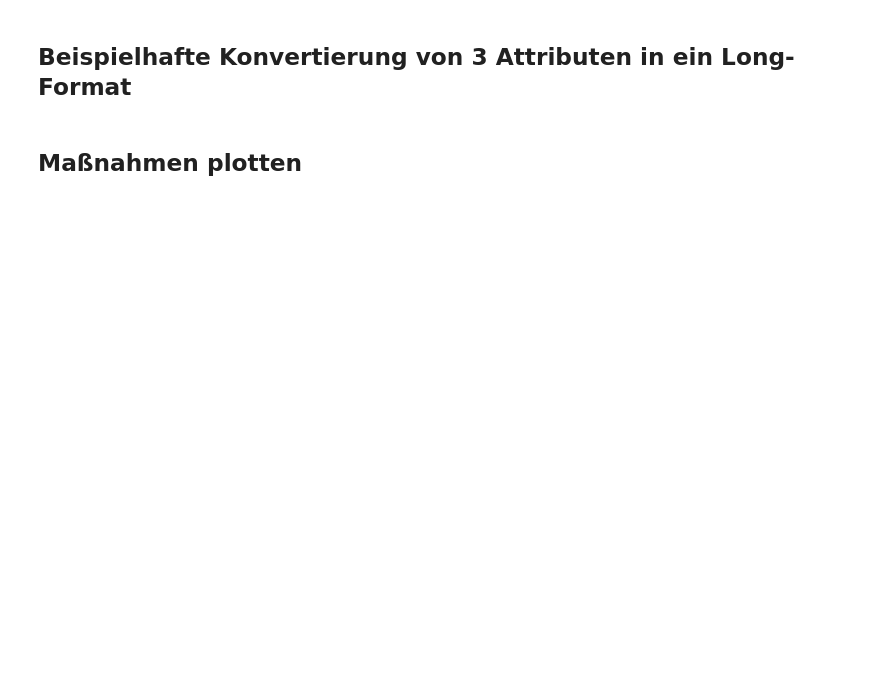
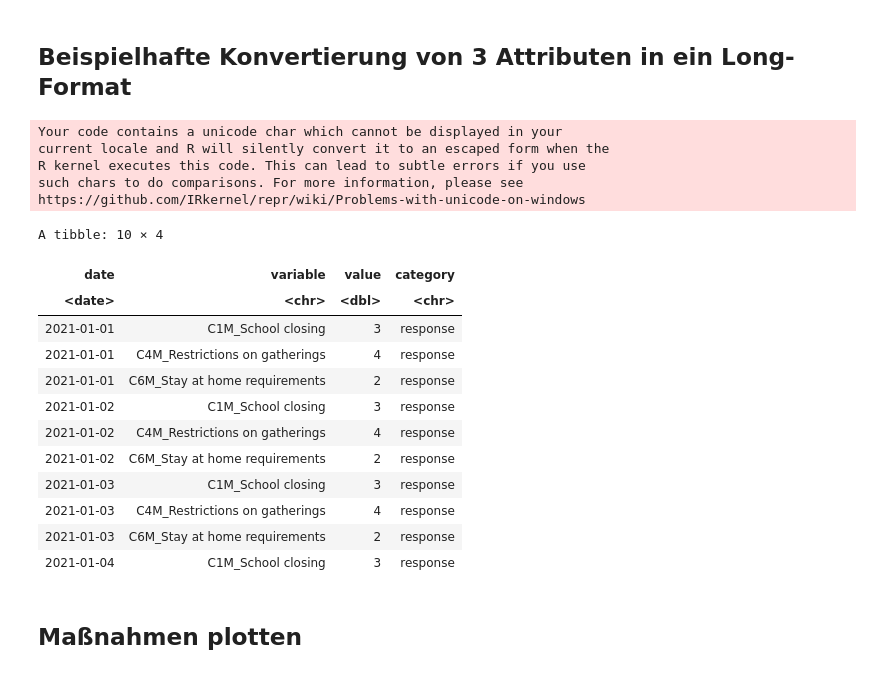
Before and after one commit to ganslats/TMF-School-Datenanalyse-Visualisierung, a Jupyter notebook: Notebooks/teil-5-demo-02-aufwerten-bezugsdaten.ipynb, the cells around one changed output. Cells and saved outputs as stored; diff of their text form; code cells hidden in the pictures; blank space fills up the shorter version.

```diff
--- a/Notebooks/teil-5-demo-02-aufwerten-bezugsdaten.ipynb
+++ b/Notebooks/teil-5-demo-02-aufwerten-bezugsdaten.ipynb
@@ -59,18 +120,37 @@ head(germany.response.raw %>% filter(CountryName == "Germany", grepl("202101", D
 # %%
 germany.response.long <- pivot_longer(germany.response.raw %>%
              filter(CountryName == "Germany") %>% # Filterung auf Deutschland
-             select(Date, `C1_School closing`, `C4_Restrictions on gatherings`, `C6_Stay at home requirements`), # benötigte Spalten selektieren
+             select(Date, `C1M_School closing`, `C4M_Restrictions on gatherings`, `C6M_Stay at home requirements`), # benötigte Spalten selektieren
              !Date, # Spalte(n), die "im rechten Teil" pivotiert werden sollen.
                     # Vorsicht Trick: hier wird mit dem Ausrufezeichen "negiert", d.h. wir geben die (eine) Spalte an,
                     # die "im linken Teil" stehenbleiben soll
              names_to = "variable", # Spalte, in die die Namen der pivotierten Spalten überführt werden sollen
              values_to = "value"    # Spalte, in die die Inhalte der pivotierten Spalten überführt werden sollen
 )
 germany.response.long$Date <- ymd(germany.response.long$Date) # Text in Date-Spalte in echtes Datum konvertieren
 germany.response.long$category <- "response" # Spalte mit Datenkategorie ergänzen
 germany.response.long <- germany.response.long %>% rename(date = Date) # Date-Spalte umbenennen, um sie mit den Inzidenzdaten zu vereinheitlichen
 
 head(germany.response.long %>% filter(grepl("2021-01", date)), 10)
+# %% [output]
+Your code contains a unicode char which cannot be displayed in your
+current locale and R will silently convert it to an escaped form when the
+R kernel executes this code. This can lead to subtle errors if you use
+such chars to do comparisons. For more information, please see
+https://github.com/IRkernel/repr/wiki/Problems-with-unicode-on-windows
+A tibble: 10 × 4
+| date | variable | value | category |
+| <date> | <chr> | <dbl> | <chr> |
+| 2021-01-01 | C1M_School closing | 3 | response |
+| 2021-01-01 | C4M_Restrictions on gatherings | 4 | response |
+| 2021-01-01 | C6M_Stay at home requirements | 2 | response |
+| 2021-01-02 | C1M_School closing | 3 | response |
+| 2021-01-02 | C4M_Restrictions on gatherings | 4 | response |
+| 2021-01-02 | C6M_Stay at home requirements | 2 | response |
+| 2021-01-03 | C1M_School closing | 3 | response |
+| 2021-01-03 | C4M_Restrictions on gatherings | 4 | response |
+| 2021-01-03 | C6M_Stay at home requirements | 2 | response |
+| 2021-01-04 | C1M_School closing | 3 | response |
 # %% [markdown]
 ## Maßnahmen plotten
 # %%
```
Also changed, not shown: parts of 9 cells of this notebook, 7 other files.
